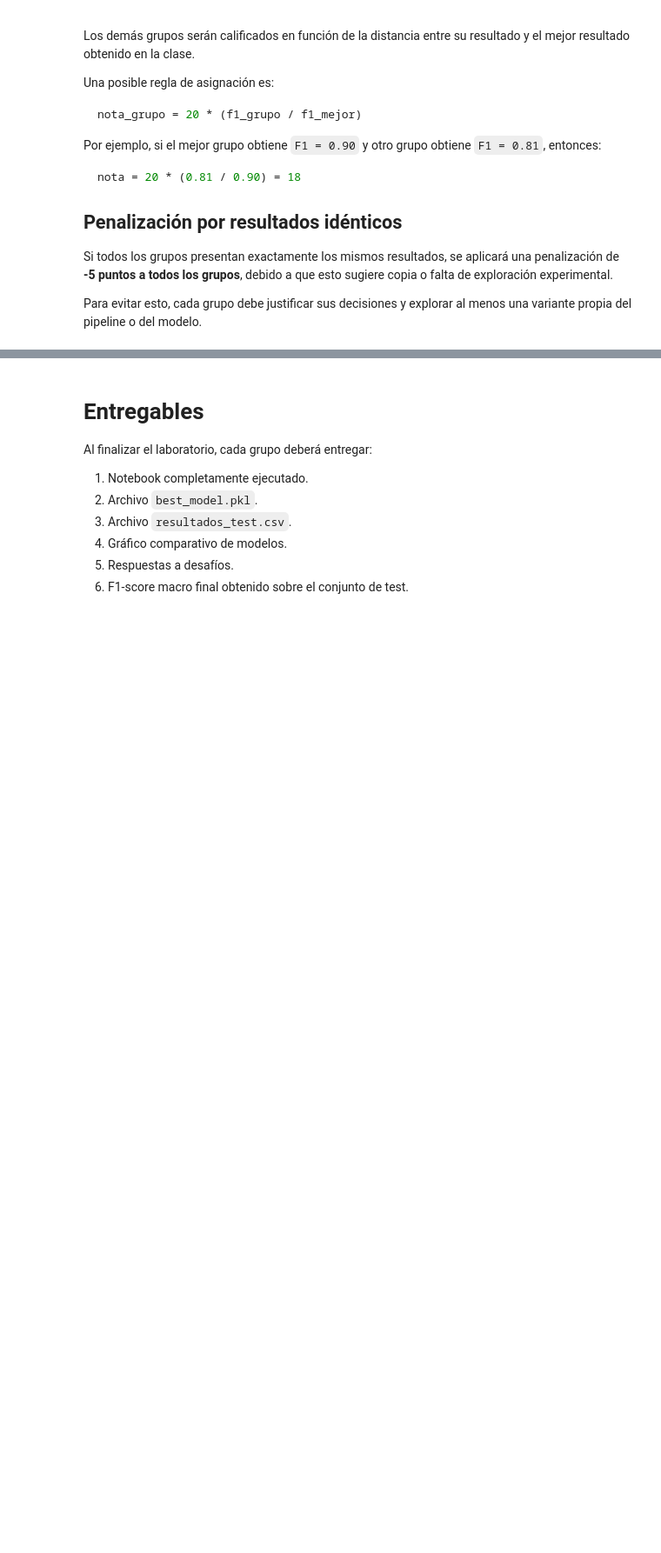
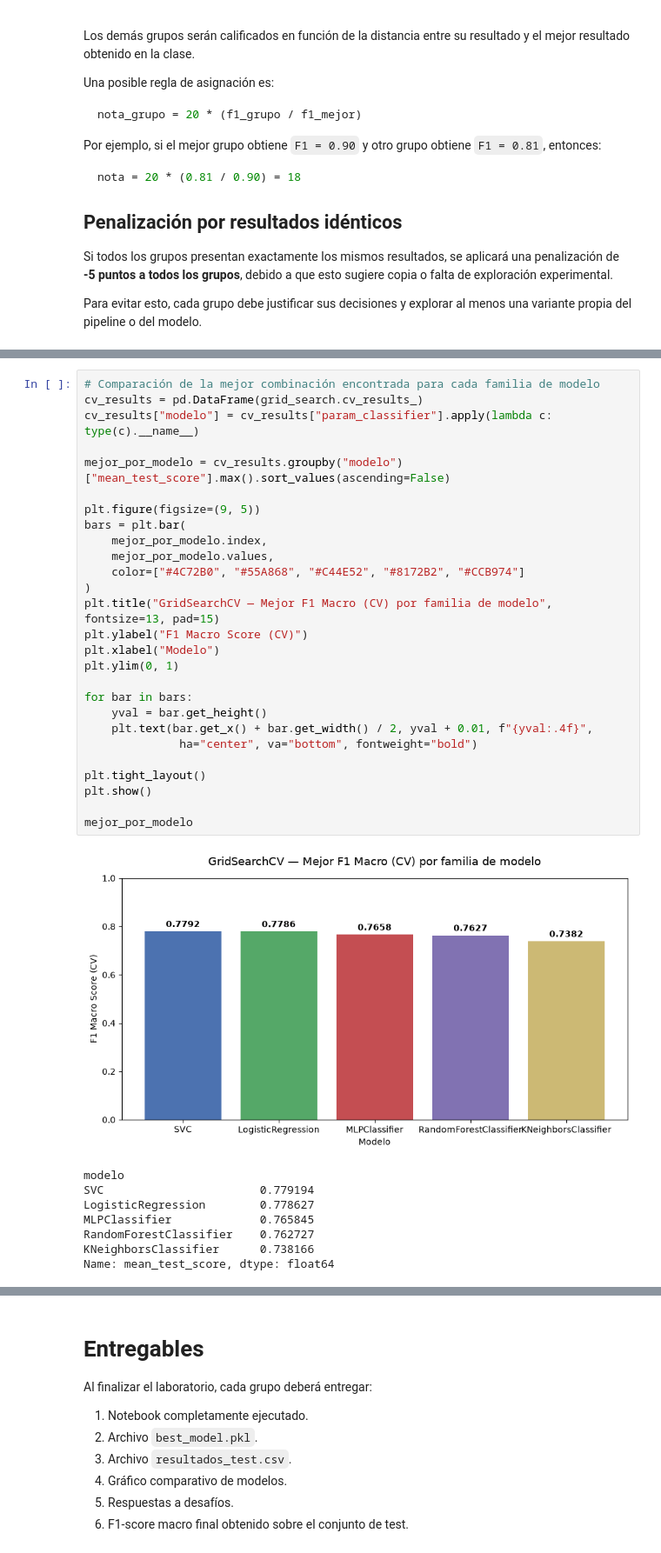
Before and after one commit to nico-0107/LaboratorioFinal-IA, a Jupyter notebook: laboratorio_final_ia.ipynb, the cells around one changed output, grey strips where cells are left out. Shown at 87% size. Drawn from its saved outputs; the diff is of its cells as text; blank space fills up the shorter version.

Commit message:
Desafio 5 test

```diff
--- a/laboratorio_final_ia.ipynb
+++ b/laboratorio_final_ia.ipynb
@@ -567 +671,37 @@ Para evitar esto, cada grupo debe justificar sus decisiones y explorar al menos
+# %%
+# Comparación de la mejor combinación encontrada para cada familia de modelo
+cv_results = pd.DataFrame(grid_search.cv_results_)
+cv_results["modelo"] = cv_results["param_classifier"].apply(lambda c: type(c).__name__)
+
+mejor_por_modelo = cv_results.groupby("modelo")["mean_test_score"].max().sort_values(ascending=False)
+
+plt.figure(figsize=(9, 5))
+bars = plt.bar(
+    mejor_por_modelo.index,
+    mejor_por_modelo.values,
+    color=["#4C72B0", "#55A868", "#C44E52", "#8172B2", "#CCB974"]
+)
+plt.title("GridSearchCV — Mejor F1 Macro (CV) por familia de modelo", fontsize=13, pad=15)
+plt.ylabel("F1 Macro Score (CV)")
+plt.xlabel("Modelo")
+plt.ylim(0, 1)
+
+for bar in bars:
+    yval = bar.get_height()
+    plt.text(bar.get_x() + bar.get_width() / 2, yval + 0.01, f"{yval:.4f}",
+              ha="center", va="bottom", fontweight="bold")
+
+plt.tight_layout()
+plt.show()
+
+mejor_por_modelo
+# %% [output]
+[figure, added]
+modelo
+SVC                       0.779194
+LogisticRegression        0.778627
+MLPClassifier             0.765845
+RandomForestClassifier    0.762727
+KNeighborsClassifier      0.738166
+Name: mean_test_score, dtype: float64
 # %%
```
Also changed, not shown: parts of 4 cells of this notebook, 2 other files.
